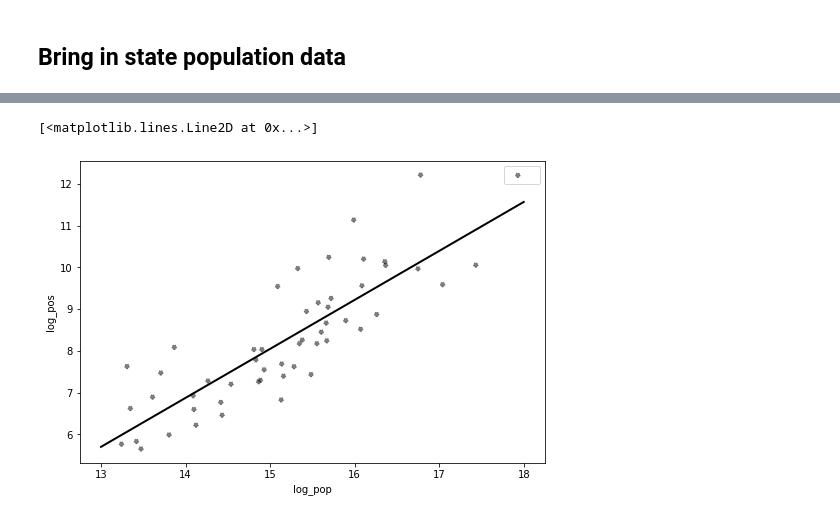
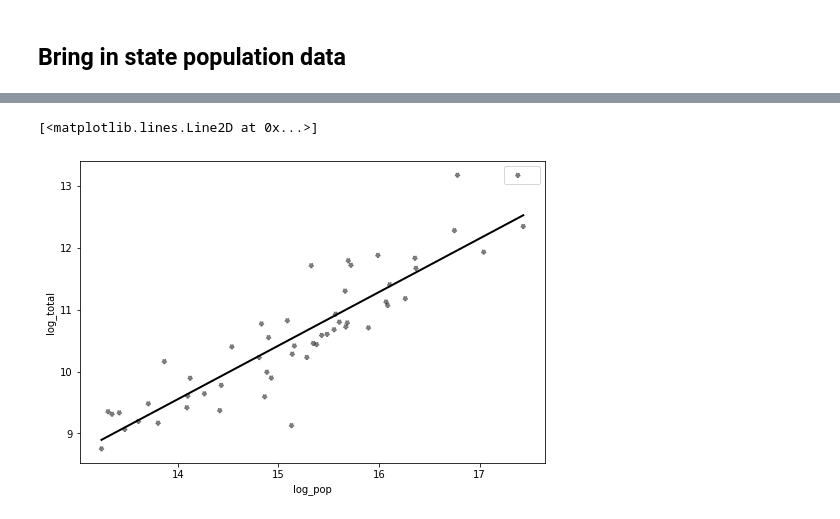
Before and after one commit to wdempsey/covid-umich, a Jupyter notebook: methods/us_testing.ipynb, the cells around one changed output, grey strips where cells are left out. Drawn from its saved outputs; the diff is of its cells as text; code cells hidden in the pictures.

```diff
--- a/methods/us_testing.ipynb
+++ b/methods/us_testing.ipynb
@@ -310,14 +272,19 @@ cum_df
 # %%
 cum_df['log_pop'] = np.log(cum_df['population'].astype(float))
 cum_df['log_pos'] = np.log(cum_df['positive'].astype(float))
 cum_df['log_total'] = np.log(cum_df['total'].astype(float))
+cum_df['frac'] = cum_df['frac'].astype(float)
 
-cum_df.plot(x='log_pop',y='log_pos',kind = 'scatter',
+x_name = 'log_pop'; y_name = 'log_total'
+cum_df.plot(x=x_name,y=y_name,kind = 'scatter',
            c='k', linestyle=':', alpha=.5, label='', figsize=(600/72, 400/72))
 
-(slope, intercept, rvalue, pvalue, stderr) = sps.linregress(cum_df['log_pop'],cum_df['log_pos'])
+pltmin = np.min(cum_df[x_name])
+pltmax = np.max(cum_df[x_name])
 
-plt.plot([13, 18], [intercept+13*slope, intercept+18*slope], 'k-', lw=2)
+(slope, intercept, rvalue, pvalue, stderr) = sps.linregress(cum_df[x_name],cum_df[y_name])
+
+plt.plot([pltmin, pltmax], [intercept+pltmin*slope, intercept+pltmax*slope], 'k-', lw=2)
 # %% [output]
 [<matplotlib.lines.Line2D at 0x...>]
-[figure, old version]
+[figure, new version]
```
Also changed, not shown: parts of 9 cells of this notebook.
